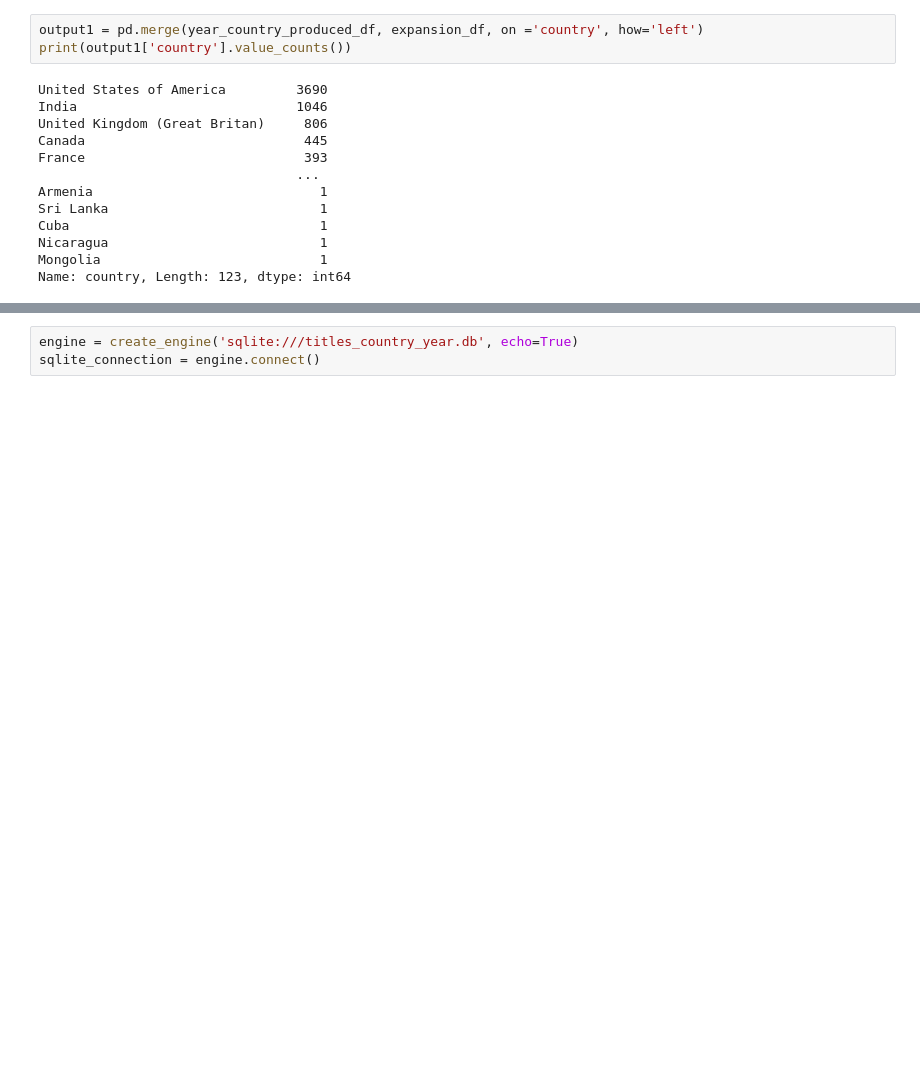
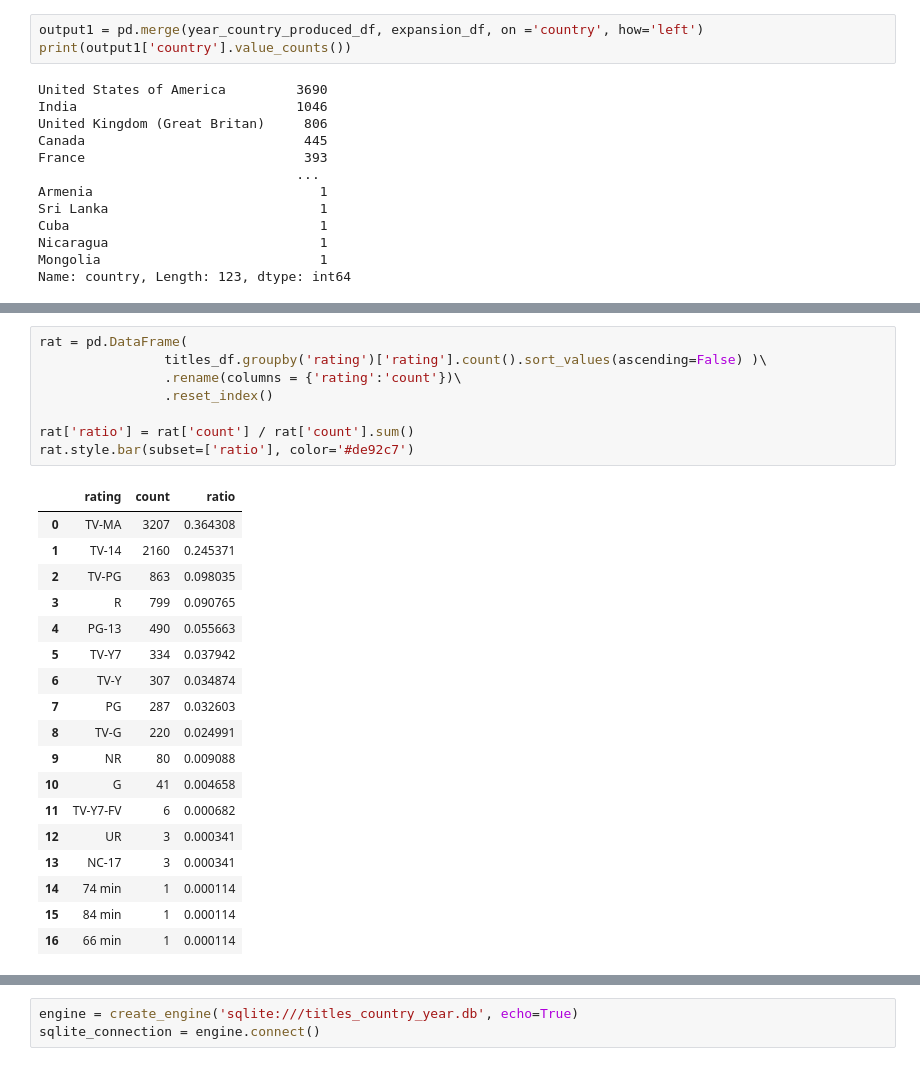
Before and after one commit to jabrunin001/Project-2, a Jupyter notebook: Netflix_titles_db.ipynb, the cells around one changed output, grey strips where cells are left out. Drawn from its saved outputs; the diff is of its cells as text; blank space fills up the shorter version.

```diff
--- a/Netflix_titles_db.ipynb
+++ b/Netflix_titles_db.ipynb
@@ -125,0 +121,27 @@ Name: country, Length: 123, dtype: int64
+# %%
+rat = pd.DataFrame(
+                titles_df.groupby('rating')['rating'].count().sort_values(ascending=False) )\
+                .rename(columns = {'rating':'count'})\
+                .reset_index()
+
+rat['ratio'] = rat['count'] / rat['count'].sum()
+rat.style.bar(subset=['ratio'], color='#de92c7')
+# %% [output]
+|  | rating | count | ratio |
+| 0 | TV-MA | 3207 | 0.364308 |
+| 1 | TV-14 | 2160 | 0.245371 |
+| 2 | TV-PG | 863 | 0.098035 |
+| 3 | R | 799 | 0.090765 |
+| 4 | PG-13 | 490 | 0.055663 |
+| 5 | TV-Y7 | 334 | 0.037942 |
+| 6 | TV-Y | 307 | 0.034874 |
+| 7 | PG | 287 | 0.032603 |
+| 8 | TV-G | 220 | 0.024991 |
+| 9 | NR | 80 | 0.009088 |
+| 10 | G | 41 | 0.004658 |
+| 11 | TV-Y7-FV | 6 | 0.000682 |
+| 12 | UR | 3 | 0.000341 |
+| 13 | NC-17 | 3 | 0.000341 |
+| 14 | 74 min | 1 | 0.000114 |
+| 15 | 84 min | 1 | 0.000114 |
+| 16 | 66 min | 1 | 0.000114 |
```
Also changed, not shown: parts of 5 cells of this notebook, 4 other files.
